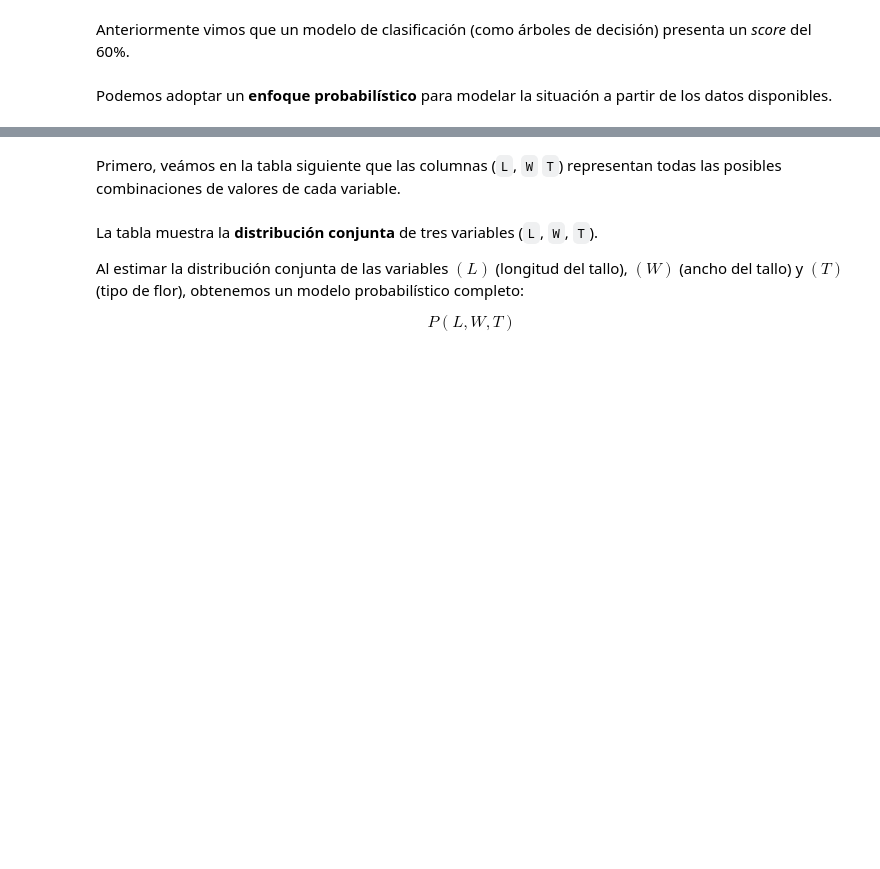
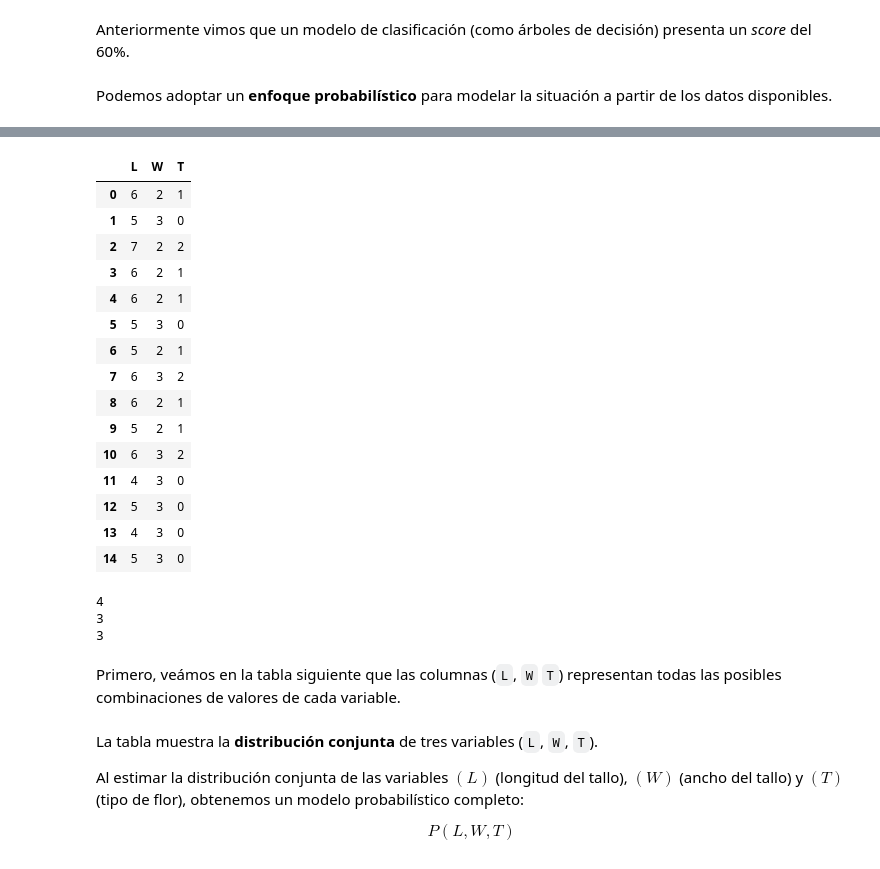
Before and after one commit to patymunoz/modelos-graficos-probabilisticos, a Jupyter notebook: docs/source/modulo1/M1-sesion1.ipynb, the cells around one changed output, grey strips where cells are left out. Saved outputs shown, nothing was run; the diff lists cells and outputs as text; code cells hidden in the pictures; blank space fills up the shorter version.

```diff
--- a/docs/source/modulo1/M1-sesion1.ipynb
+++ b/docs/source/modulo1/M1-sesion1.ipynb
@@ -108,4 +230,5 @@ _¿Cuáles modelos de clasificación podríamos usar para resolver este problema
 # %%
 # Genera un clasificador de árbol de decisión
+X_train, X_test, y_train, y_test = train_test_split(X, y, test_size=0.1, random_state=42)
 # %%
 # Predicciones
@@ -131,7 +286,35 @@ Podemos adoptar un **enfoque probabilístico** para modelar la situación a part
 # %%
 # Convierte en df los datos de test
+test_df = pd.DataFrame(data=X_test,
+                       columns=['L', 'W'])
+test_df['T'] = y_test
+test_df
+# %% [output]
+|  | L | W | T |
+| 0 | 6 | 2 | 1 |
+| 1 | 5 | 3 | 0 |
+| 2 | 7 | 2 | 2 |
+| 3 | 6 | 2 | 1 |
+| 4 | 6 | 2 | 1 |
+| 5 | 5 | 3 | 0 |
+| 6 | 5 | 2 | 1 |
+| 7 | 6 | 3 | 2 |
+| 8 | 6 | 2 | 1 |
+| 9 | 5 | 2 | 1 |
+| 10 | 6 | 3 | 2 |
+| 11 | 4 | 3 | 0 |
+| 12 | 5 | 3 | 0 |
+| 13 | 4 | 3 | 0 |
+| 14 | 5 | 3 | 0 |
 # %%
 # Imprime los valores únicos de L, W y T
+print(train_df['L'].nunique())
+print(train_df['W'].nunique())
+print(train_df['T'].nunique())
+# %% [output]
+4
+3
+3
 # %% [markdown]
 Primero, veámos en la tabla siguiente que las columnas (`L`, `W` `T`) representan todas las posibles combinaciones de valores de cada variable.
 # %% [markdown]
```
Also changed, not shown: parts of 28 cells of this notebook.
